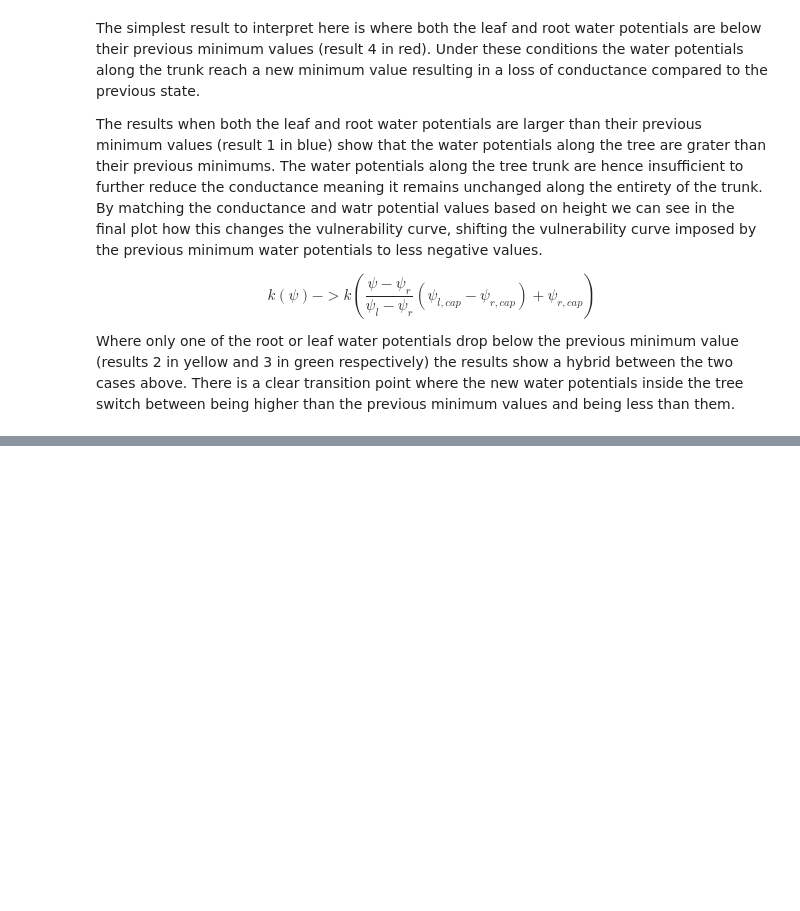
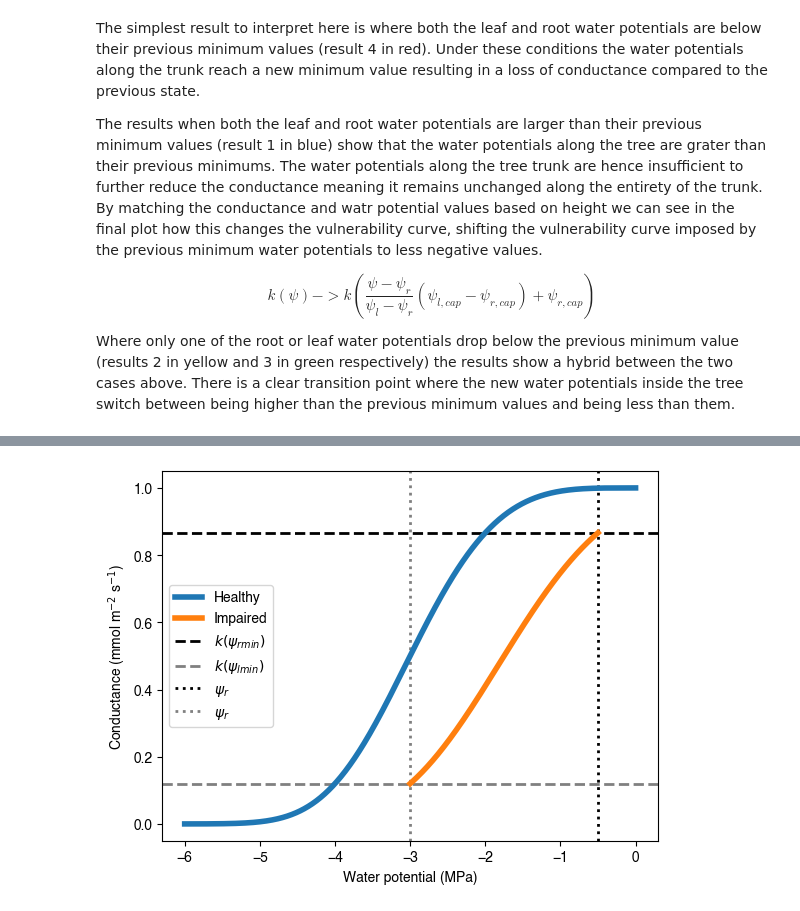
Before and after one commit to CaleBaguley/profit-optimisation-model, a Jupyter notebook: note books/Trunk_water_potential_function.ipynb, the cells around one changed output, grey strips where cells are left out. Cells and saved outputs as stored; diff of their text form; code cells hidden in the pictures; blank space fills up the shorter version.

```diff
--- a/note books/Trunk_water_potential_function.ipynb
+++ b/note books/Trunk_water_potential_function.ipynb
@@ -539,0 +588,26 @@ Where only one of the root or leaf water potentials drop below the previous mini
+# %%
+def Plot_impaired_vulnerability_curve(psi_healthy, k_healthy, psi_impaired, k_impaired, psi_r, psi_l, psi_rmin, psi_lmin, k_max, shape, scale, title = ''):
+    # Plot vulnerability curves
+    plt.plot(psi_healthy, k_healthy, label='Healthy', linewidth=4, zorder=1)
+    plt.plot(psi_impaired, k_impaired, label='Impaired', linewidth=4, zorder=1)
+
+    k_root = cumulative_Weibull_distribution(psi_rmin, k_max, shape, scale)
+    k_leaf = cumulative_Weibull_distribution(psi_lmin, k_max, shape, scale)
+
+    # Plot the conductance limits
+    plt.axhline(k_root, label = '$k(\psi_{r min})$', color = 'black', linestyle='--', linewidth=2, zorder=0)
+    plt.axhline(k_leaf, label = '$k(\psi_{l min})$', color = 'grey', linestyle='--', linewidth=2, zorder=0)
+
+    # Plot the water potential limits
+    plt.axvline(psi_r, label = '$\psi_r$', color = 'black', linestyle=':', linewidth=2, zorder=0)
+    plt.axvline(psi_l, label = '$\psi_r$', color = 'grey', linestyle=':', linewidth=2, zorder=0)
+
+    plt.xlabel('Water potential (MPa)')
+    plt.ylabel('Conductance (mmol m$^{-2}$ s$^{-1}$)')
+    plt.legend()
+    plt.title(title)
+    plt.show()
+
+Plot_impaired_vulnerability_curve(psi_healthy, k_healthy, psi_impaired, k_impaired, psi_r, psi_l, psi_rmin, psi_lmin, k_max, shape, scale)
+# %% [output]
+[figure, added]
```
Also changed, not shown: parts of 6 cells of this notebook.
